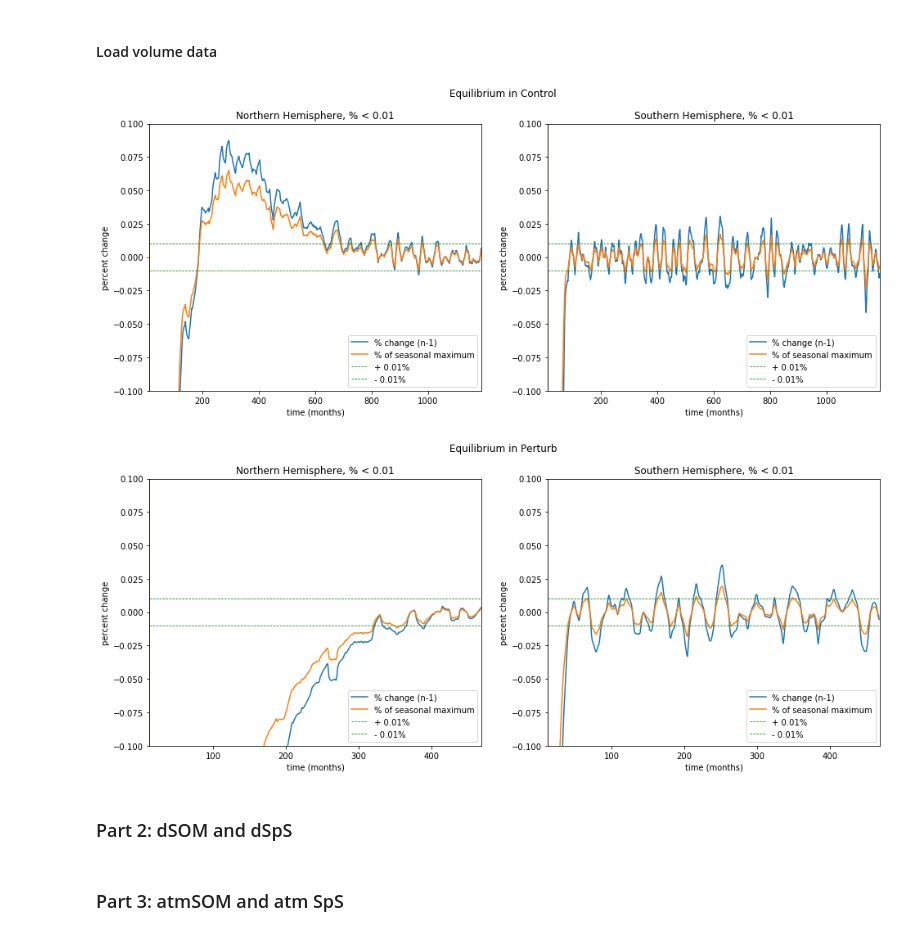
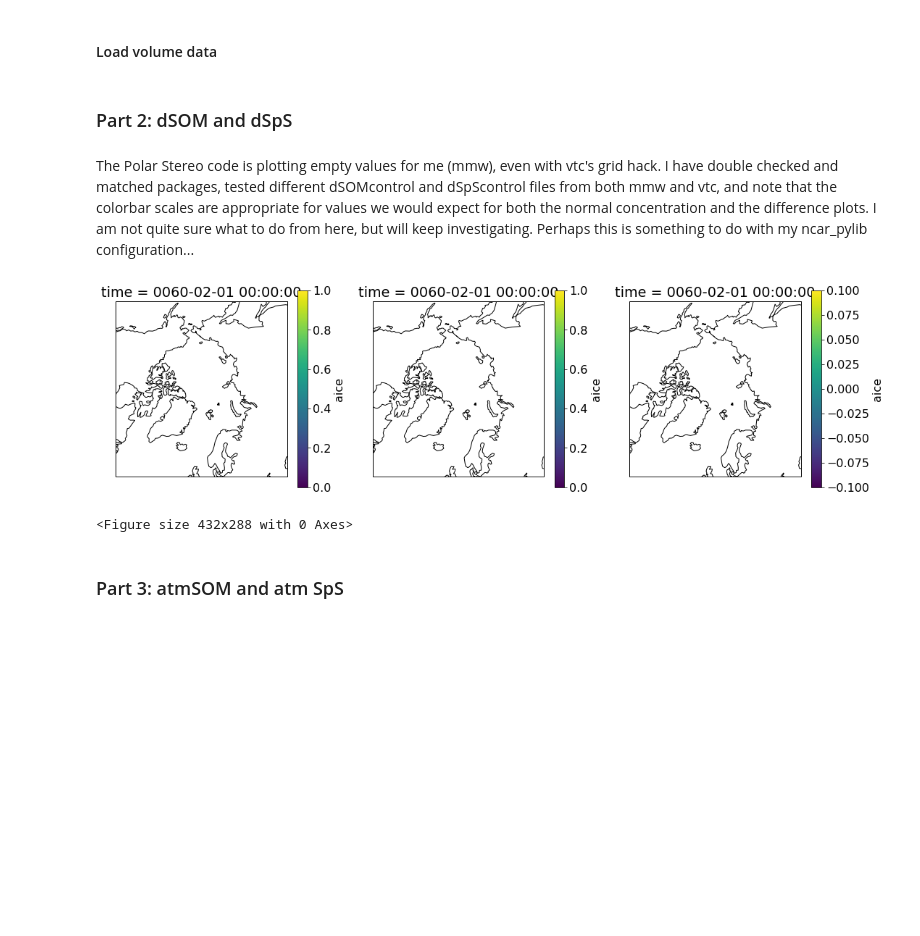
Before and after one commit to mollymwieringa/som_sps, a Jupyter notebook: SOM_SpS_Analysis.ipynb, the cells around one changed output. Cells and saved outputs as stored; diff of their text form; code cells hidden in the pictures; blank space fills up the shorter version.

Commit message:
adding in plotting script, as of yet unsuccessful troubleshooting with blank PolarStereo plots using VTC code

```diff
--- a/SOM_SpS_Analysis.ipynb
+++ b/SOM_SpS_Analysis.ipynb
@@ -210,29 +223,28 @@ for experiment in experiments:
 for experiment in experiments:
     fig, axes = plt.subplots(ncols=2, nrows=1, figsize=(16,6))
 
-    axes[0].plot(np.flip(volumes[experiment]['nh_eq'],0), label = "% change (n-1)")
-    axes[0].plot(np.flip(volumes[experiment]['nh_percent'],0), label = "% of seasonal maximum")
+    axes[0].plot(volumes[experiment]['nh_eq'], label = "% change (n-1)")
+    axes[0].plot(volumes[experiment]['nh_percent'], label = "% of seasonal maximum")
     axes[0].axhline(0.01, ls = '--', c = 'g', lw = 0.75, label='+ 0.01%')
+    axes[0].axhline(0, ls = '-', c = 'k', lw = 1.00)
     axes[0].axhline(-0.01, ls = '--', c = 'g', lw = 0.75, label='- 0.01%')
     axes[0].legend(loc = 'lower right')
     axes[0].set_title("Northern Hemisphere, % < 0.01")
     axes[0].set_ylim([-0.1, 0.1])
-    axes[0].set_xlim([12,len(np.flip(volumes[experiment]['nh_eq'],0))])
+    #axes[0].set_xlim([12,len(np.flip(volumes[experiment]['nh_eq'],0))])
     axes[0].set_ylabel('percent change')
     axes[0].set_xlabel('time (months)')
 
-    axes[1].plot(np.flip(volumes[experiment]['sh_eq'],0), label = "% change (n-1)")
-    axes[1].plot(np.flip(volumes[experiment]['sh_percent'],0), label = "% of seasonal maximum")
+    axes[1].plot(volumes[experiment]['sh_eq'], label = "% change (n-1)")
+    axes[1].plot(volumes[experiment]['sh_percent'], label = "% of seasonal maximum")
     axes[1].axhline(0.01, ls = '--', c = 'g', lw = 0.75, label='+ 0.01%')
+    axes[1].axhline(0, ls = '-', c = 'k', lw = 1.00)
     axes[1].axhline(-0.01, ls = '--', c = 'g', lw = 0.75, label='- 0.01%')
     axes[1].legend(loc = 'lower right')
     axes[1].set_title("Southern Hemisphere, % < 0.01")
     axes[1].set_ylim([-0.1, 0.1])
-    axes[1].set_xlim([12,len(np.flip(volumes[experiment]['nh_eq'],0))])
+    #axes[1].set_xlim([12,len(np.flip(volumes[experiment]['nh_eq'],0))])
     axes[1].set_ylabel('percent change')
     axes[1].set_xlabel('time (months)')
 
     plt.suptitle('Equilibrium in ' + str.capitalize(experiment))
-# %% [output]
-[figure, removed]
-[figure, removed]
@@ -239,5 +253,49 @@ for experiment in experiments:
 # %% [markdown]
 ### Part 2: dSOM and dSpS
+# %% [markdown]
+The Polar Stereo code is plotting empty values for me (mmw), even with vtc's grid hack. I have double checked and matched packages, tested different dSOMcontrol and dSpScontrol files from both mmw and vtc, and note that the colorbar scales are appropriate for values we would expect for both the normal concentration and the difference plots. I am not quite sure what to do from here, but will keep investigating. Perhaps this is something to do with my ncar_pylib configuration...
+# %%
+### PLOTTING SCRIPT for STEREO PLOTS ###
+########## TO BE FORMATTED #############
+case = 'dSOMcontrol'
+time = '0060_03'
+
+grid = xr.open_dataset('/glade/work/vcooper/grid_ref/sithick_SImon_CESM2_piControl_r1i1p1f1_gn_110001-120012.nc')
+path = '/glade/scratch/vcooper/archive/mollyw_slab/'
+
+dSOMcontrol = xr.open_dataset(path + 'dSOMcontrol.cice.h.0060.nc')
+dSOMcontrol = ice[case][case + '_' + time] # quick note to self here that we can streamline the loading, removing double reference to "case"
+dSOMcontrol.TLAT[:] = grid.lat # hack to fix polar stereo
+dSOMcontrol.TLON[:] = grid.lon
+
+# aice NH
+fig = plt.figure(figsize=(18,5))
+
+# SOM control
+ax1 = plt.subplot(1,3,1,projection=ccrs.NorthPolarStereo())
+ax1.coastlines()
+ax1.set_extent([-180, 180, 55, 90], ccrs.PlateCarree())
+dSOMcontrol.aice[0,:,:].plot.pcolormesh('TLON', 'TLAT', ax=ax1, transform=ccrs.PlateCarree())
+
+# SpS control
+ax2 = plt.subplot(1,3,2,projection=ccrs.NorthPolarStereo())
+plt.title('test')
+ax2.coastlines()
+ax2.set_extent([-180, 180, 55, 90], crs=ccrs.PlateCarree())
+dSOMcontrol.aice[0,:,:].plot.pcolormesh('TLON', 'TLAT', ax=ax2, transform=ccrs.PlateCarree())
+
+# diff
+ax3 = plt.subplot(1,3,3,projection=ccrs.NorthPolarStereo())
+ax3.coastlines()
+ax3.set_extent([-180, 180, 55, 90], crs=ccrs.PlateCarree())
+diff = dSOMcontrol.aice[0,:,:] - dSOMcontrol.aice[0,:,:]
+diff.plot.pcolormesh('TLON', 'TLAT', ax=ax3, transform=ccrs.PlateCarree())
+
+plt.show()
+plt.tight_layout()
+# %% [output]
+[figure, added]
+<Figure size 432x288 with 0 Axes>
 # %% [markdown]
 ### Part 3: atmSOM and atm SpS
 # %% [markdown]
```
Also changed, not shown: parts of 4 cells of this notebook.
